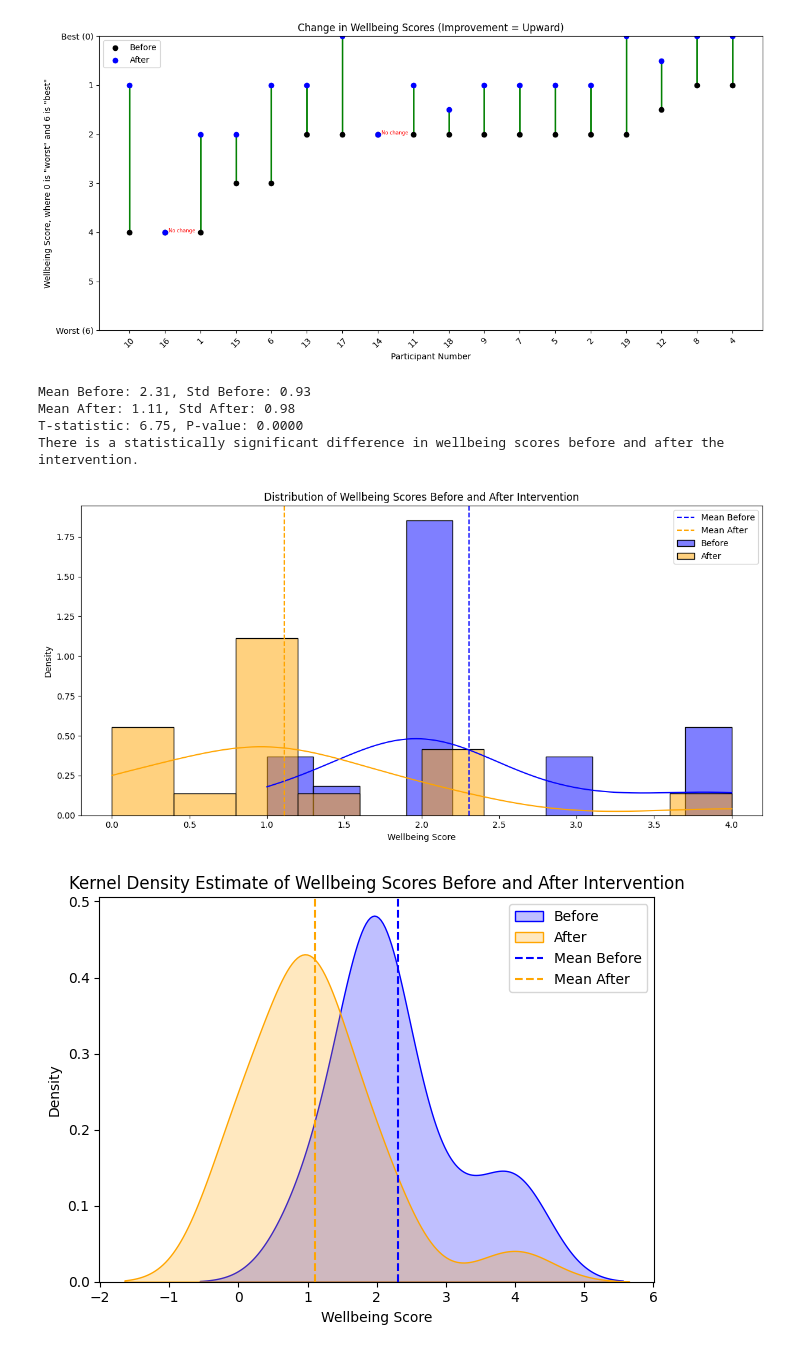
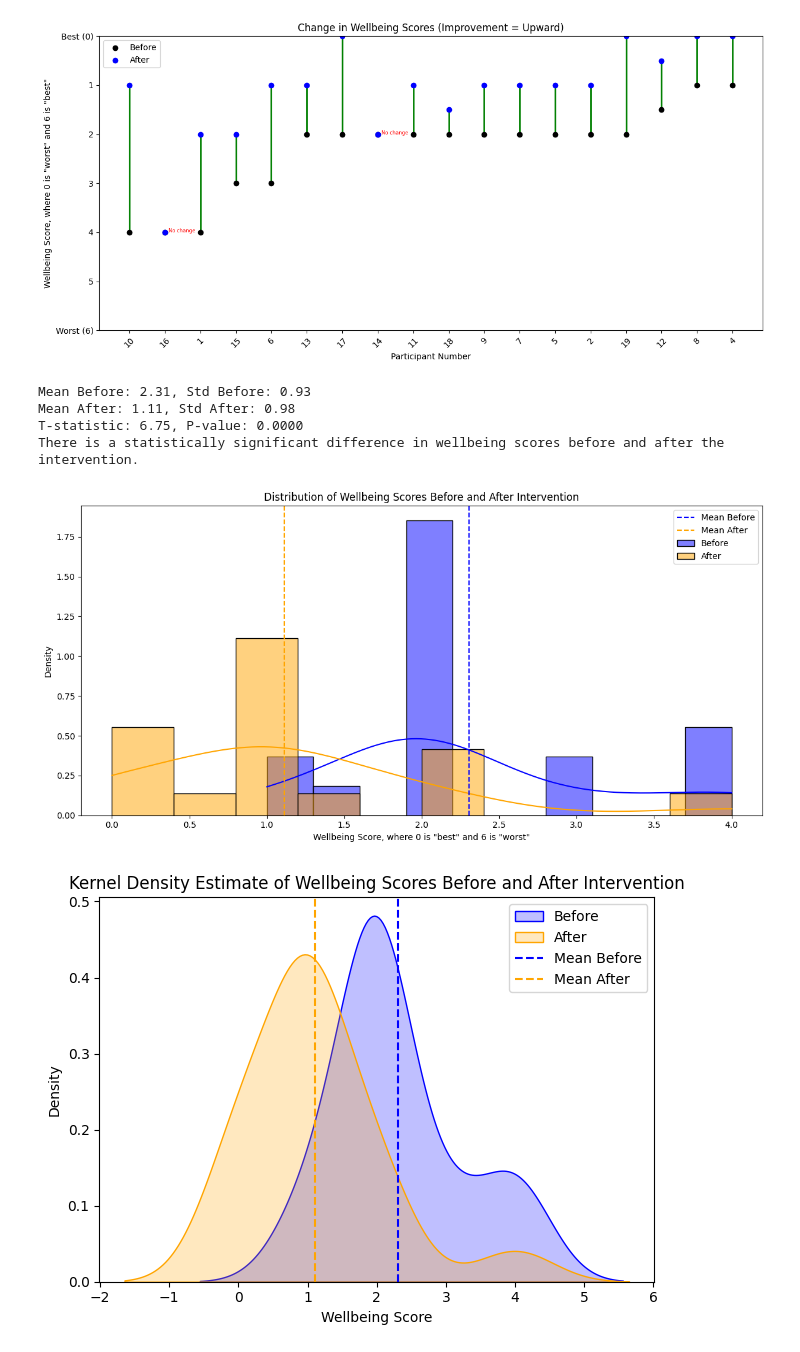
Before and after one commit to RachaelJadeMcGrath/Capstone, a Jupyter notebook: capstone_analysis.ipynb, the cells around one changed output. Saved outputs shown, nothing was run; the diff lists cells and outputs as text; code cells hidden in the pictures.

```diff
--- a/capstone_analysis.ipynb
+++ b/capstone_analysis.ipynb
@@ -934,35 +934,35 @@ std_after = df_intervention['After wellbeing score'].std()
 print(f"Mean Before: {mean_before:.2f}, Std Before: {std_before:.2f}")
 print(f"Mean After: {mean_after:.2f}, Std After: {std_after:.2f}")
 # Performing paired t-test
 from scipy.stats import ttest_rel
 t_stat, p_value = ttest_rel(
     df_intervention['Before wellbeing score'],
     df_intervention['After wellbeing score']
 )
 print(f"T-statistic: {t_stat:.2f}, P-value: {p_value:.4f}")
 # Interpreting the results
 if p_value < 0.05:
     print("There is a statistically significant difference in wellbeing scores before and after the intervention.")
 else:
     print("There is no statistically significant difference in wellbeing scores before and after the intervention.")
 # Visualizing the distribution of wellbeing scores before and after the intervention
 plt.figure(figsize=(12, 6))
 sns.histplot(df_intervention['Before wellbeing score'], kde=True, color='blue', label='Before', stat='density', bins=10)
 sns.histplot(df_intervention['After wellbeing score'], kde=True, color='orange', label='After', stat='density', bins=10)
 plt.axvline(mean_before, color='blue', linestyle='--', label='Mean Before')
 plt.axvline(mean_after, color='orange', linestyle='--', label='Mean After')
 plt.title('Distribution of Wellbeing Scores Before and After Intervention')
-plt.xlabel('Wellbeing Score')
+plt.xlabel('Wellbeing Score, where 0 is "best" and 6 is "worst"')
 plt.ylabel('Density')
 plt.legend()
 plt.tight_layout()
 plt.show()
 # %% [output]
 Mean Before: 2.31, Std Before: 0.93
 Mean After: 1.11, Std After: 0.98
 T-statistic: 6.75, P-value: 0.0000
 There is a statistically significant difference in wellbeing scores before and after the intervention.
-[figure, old version]
+[figure, new version]
 # %%
 sns.kdeplot(df_intervention['Before wellbeing score'], color='blue', label='Before', fill=True)
 sns.kdeplot(df_intervention['After wellbeing score'], color='orange', label='After', fill=True)
```
